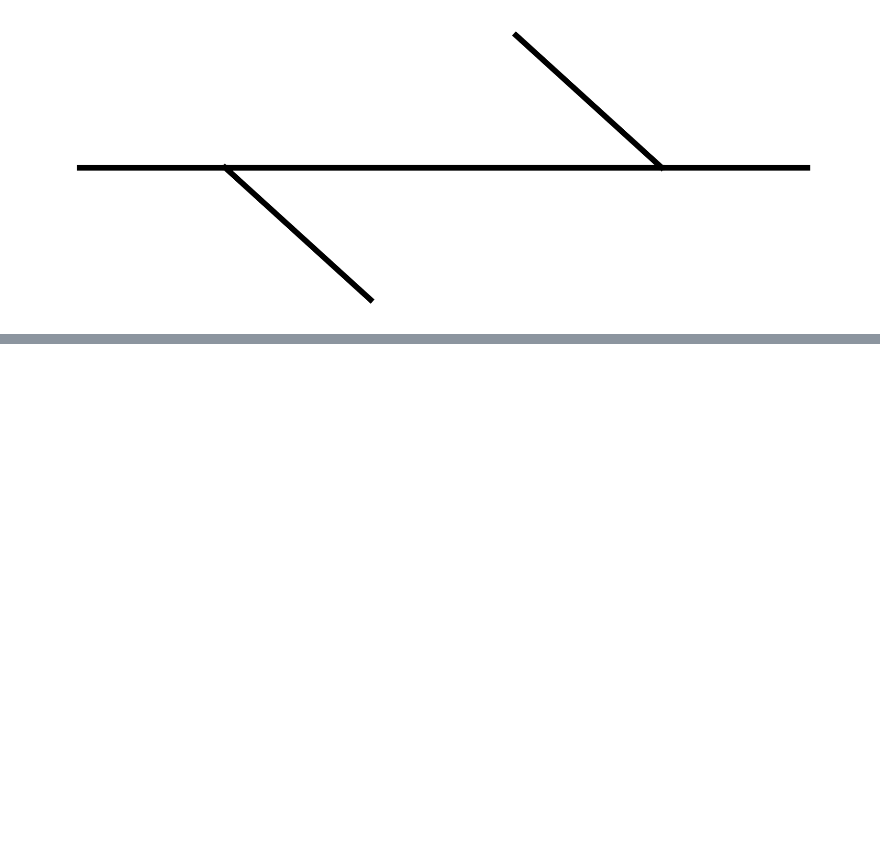
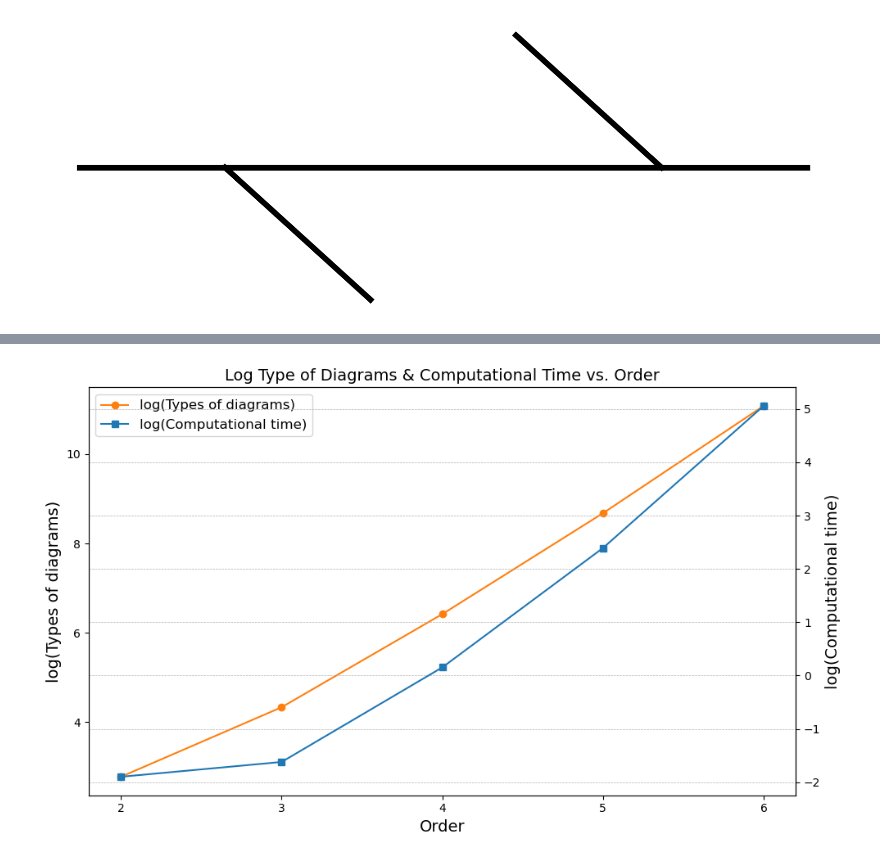
Before and after one commit to liuzhuozhuo/edp-renormalization, a Jupyter notebook: thesis/otherfigures.ipynb, the cells around one changed output, grey strips where cells are left out. Drawn from its saved outputs; the diff is of its cells as text; code cells hidden in the pictures; blank space fills up the shorter version.

```diff
--- a/thesis/otherfigures.ipynb
+++ b/thesis/otherfigures.ipynb
@@ -198,0 +230,38 @@ plt.show()
+# %%
+import numpy as np
+import matplotlib.pyplot as plt
+
+# Data from the table
+orders = np.array([2, 3, 4, 5, 6])
+unique_diagrams = np.array([16, 76, 612, 5871, 65000])
+times = np.array([0.150, 0.198, 1.166, 10.935, 157.121])
+
+# Compute log10 values
+log_unique = np.log(unique_diagrams)
+log_times = np.log(times)
+
+# Plot log₁₀ values with twin y-axes
+fig=plt.figure(figsize=(10,6)) #Size of the plot
+ax1=fig.add_subplot(111)
+l1, = ax1.plot(orders, log_unique, marker='o', label='log(Types of diagrams)', color='tab:orange')
+ax1.set_xticks(orders)
+ax1.set_xlabel('Order', fontsize=14)
+ax1.set_ylabel('log(Types of diagrams)', fontsize=14)
+ax1.tick_params(axis='y')
+
+ax2 = ax1.twinx()
+l2, = ax2.plot(orders, log_times, marker='s', linestyle='-', label='log(Computational time)')
+ax2.set_ylabel('log(Computational time)', fontsize=14)
+ax2.tick_params(axis='y')
+
+# Combined legend
+lines = [l1, l2]
+labels = [ln.get_label() for ln in lines]
+ax1.legend(lines, labels, loc='upper left', fontsize=12)
+
+ax1.set_title('Log Type of Diagrams & Computational Time vs. Order', fontsize=14)
+plt.grid(True, which='both', linestyle='--', linewidth=0.5)
+plt.tight_layout()
+plt.show()
+# %% [output]
+[figure, added]
```
Also changed, not shown: parts of 1 cell of this notebook, 13 other files.
